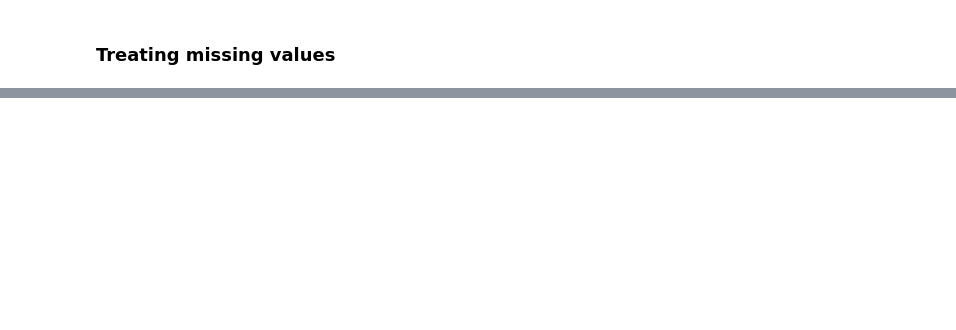
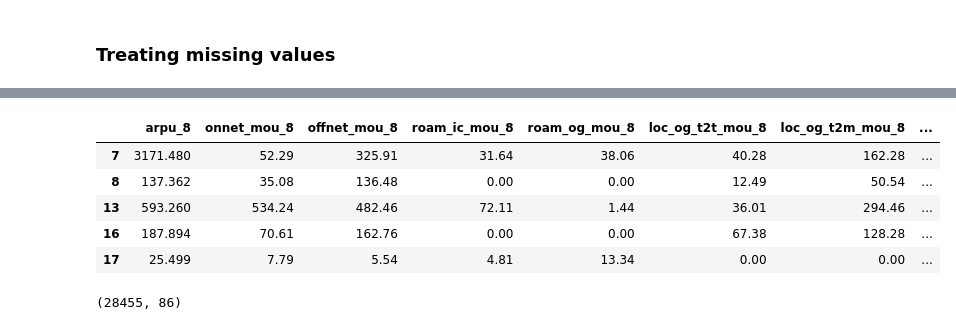
Before and after one commit to murthy605/TelecomChurn, a Jupyter notebook: Hari_Krishna_TelecomChurnCaseStudy.ipynb, the cells around one changed output, grey strips where cells are left out. Drawn from its saved outputs; the diff is of its cells as text; code cells hidden in the pictures; blank space fills up the shorter version.

```diff
--- a/Hari_Krishna_TelecomChurnCaseStudy.ipynb
+++ b/Hari_Krishna_TelecomChurnCaseStudy.ipynb
@@ -176,0 +318,21 @@ telecom_churn_reduced_2_df.shape
+# %%
+#vbc_3g column doesnt maintain the proper naming convention so lets change that
+telecom_churn_reduced_6_df['vbc_3g_good'] = (telecom_churn_reduced_6_df['jun_vbc_3g'] + telecom_churn_reduced_5_df['jul_vbc_3g'])/2
+telecom_churn_reduced_6_df['vbc_3g_8'] = telecom_churn_reduced_6_df['aug_vbc_3g']
+# %%
+#drop columns corresponding to vbc
+
+telecom_churn_reduced_7_df = telecom_churn_reduced_6_df.drop(['aug_vbc_3g','jul_vbc_3g','jun_vbc_3g','sep_vbc_3g'], axis=1)
+# %%
+telecom_churn_reduced_7_df.head()
+# %% [output]
+|  | arpu_8 | onnet_mou_8 | offnet_mou_8 | roam_ic_mou_8 | roam_og_mou_8 | loc_og_t2t_mou_8 | loc_og_t2m_mou_8 | ... |
+| 7 | 3171.480 | 52.29 | 325.91 | 31.64 | 38.06 | 40.28 | 162.28 | ... |
+| 8 | 137.362 | 35.08 | 136.48 | 0.00 | 0.00 | 12.49 | 50.54 | ... |
+| 13 | 593.260 | 534.24 | 482.46 | 72.11 | 1.44 | 36.01 | 294.46 | ... |
+| 16 | 187.894 | 70.61 | 162.76 | 0.00 | 0.00 | 67.38 | 128.28 | ... |
+| 17 | 25.499 | 7.79 | 5.54 | 4.81 | 13.34 | 0.00 | 0.00 | ... |
+# %%
+telecom_churn_reduced_7_df.shape
+# %% [output]
+(28455, 86)
```
Also changed, not shown: parts of 33 cells of this notebook.
